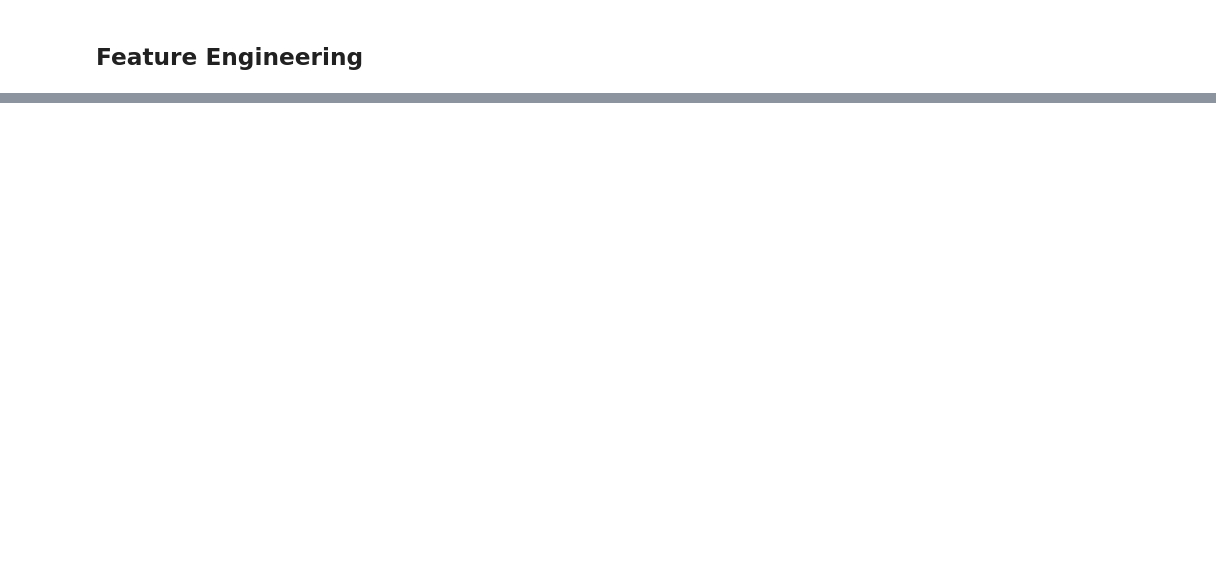
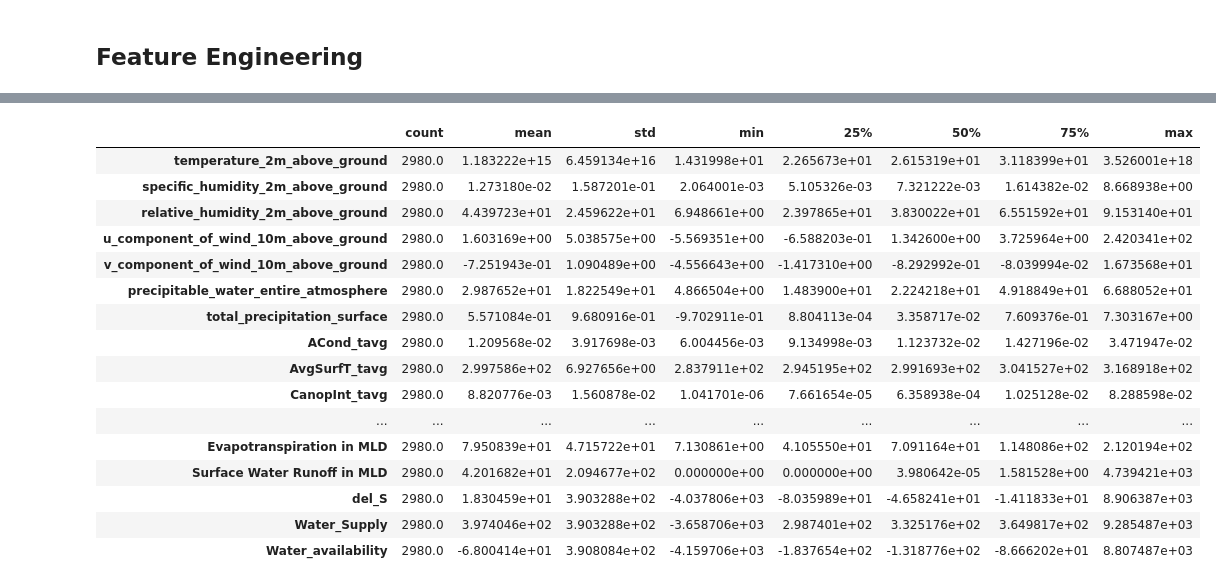
Before and after one commit to argishh/AlgeriaBhopal_WaterManagementandForecasting, a Jupyter notebook: src/Task3_Preprocessing/notebooks/Modified_preprocessing_Bhopal_Hariprasad.ipynb, the cells around one changed output, grey strips where cells are left out. Drawn from its saved outputs; the diff is of its cells as text; code cells hidden in the pictures; blank space fills up the shorter version.

```diff
--- a/src/Task3_Preprocessing/notebooks/Modified_preprocessing_Bhopal_Hariprasad.ipynb
+++ b/src/Task3_Preprocessing/notebooks/Modified_preprocessing_Bhopal_Hariprasad.ipynb
@@ -637,0 +728,20 @@ Out of the water resources I mentioned above, we only need the water surface inf
+# %%
+df_copy.describe().T
+# %% [output]
+|  | count | mean | std | min | 25% | 50% | 75% | max |
+| temperature_2m_above_ground | 2980.0 | 1.183222e+15 | 6.459134e+16 | 1.431998e+01 | 2.265673e+01 | 2.615319e+01 | 3.118399e+01 | 3.526001e+18 |
+| specific_humidity_2m_above_ground | 2980.0 | 1.273180e-02 | 1.587201e-01 | 2.064001e-03 | 5.105326e-03 | 7.321222e-03 | 1.614382e-02 | 8.668938e+00 |
+| relative_humidity_2m_above_ground | 2980.0 | 4.439723e+01 | 2.459622e+01 | 6.948661e+00 | 2.397865e+01 | 3.830022e+01 | 6.551592e+01 | 9.153140e+01 |
+| u_component_of_wind_10m_above_ground | 2980.0 | 1.603169e+00 | 5.038575e+00 | -5.569351e+00 | -6.588203e-01 | 1.342600e+00 | 3.725964e+00 | 2.420341e+02 |
+| v_component_of_wind_10m_above_ground | 2980.0 | -7.251943e-01 | 1.090489e+00 | -4.556643e+00 | -1.417310e+00 | -8.292992e-01 | -8.039994e-02 | 1.673568e+01 |
+| precipitable_water_entire_atmosphere | 2980.0 | 2.987652e+01 | 1.822549e+01 | 4.866504e+00 | 1.483900e+01 | 2.224218e+01 | 4.918849e+01 | 6.688052e+01 |
+| total_precipitation_surface | 2980.0 | 5.571084e-01 | 9.680916e-01 | -9.702911e-01 | 8.804113e-04 | 3.358717e-02 | 7.609376e-01 | 7.303167e+00 |
+| ACond_tavg | 2980.0 | 1.209568e-02 | 3.917698e-03 | 6.004456e-03 | 9.134998e-03 | 1.123732e-02 | 1.427196e-02 | 3.471947e-02 |
+| AvgSurfT_tavg | 2980.0 | 2.997586e+02 | 6.927656e+00 | 2.837911e+02 | 2.945195e+02 | 2.991693e+02 | 3.041527e+02 | 3.168918e+02 |
+| CanopInt_tavg | 2980.0 | 8.820776e-03 | 1.560878e-02 | 1.041701e-06 | 7.661654e-05 | 6.358938e-04 | 1.025128e-02 | 8.288598e-02 |
+| ... | ... | ... | ... | ... | ... | ... | ... | ... |
+| Evapotranspiration in MLD | 2980.0 | 7.950839e+01 | 4.715722e+01 | 7.130861e+00 | 4.105550e+01 | 7.091164e+01 | 1.148086e+02 | 2.120194e+02 |
+| Surface Water Runoff in MLD | 2980.0 | 4.201682e+01 | 2.094677e+02 | 0.000000e+00 | 0.000000e+00 | 3.980642e-05 | 1.581528e+00 | 4.739421e+03 |
+| del_S | 2980.0 | 1.830459e+01 | 3.903288e+02 | -4.037806e+03 | -8.035989e+01 | -4.658241e+01 | -1.411833e+01 | 8.906387e+03 |
+| Water_Supply | 2980.0 | 3.974046e+02 | 3.903288e+02 | -3.658706e+03 | 2.987401e+02 | 3.325176e+02 | 3.649817e+02 | 9.285487e+03 |
+| Water_availability | 2980.0 | -6.800414e+01 | 3.908084e+02 | -4.159706e+03 | -1.837654e+02 | -1.318776e+02 | -8.666202e+01 | 8.807487e+03 |
```
Also changed, not shown: parts of 24 cells of this notebook.
